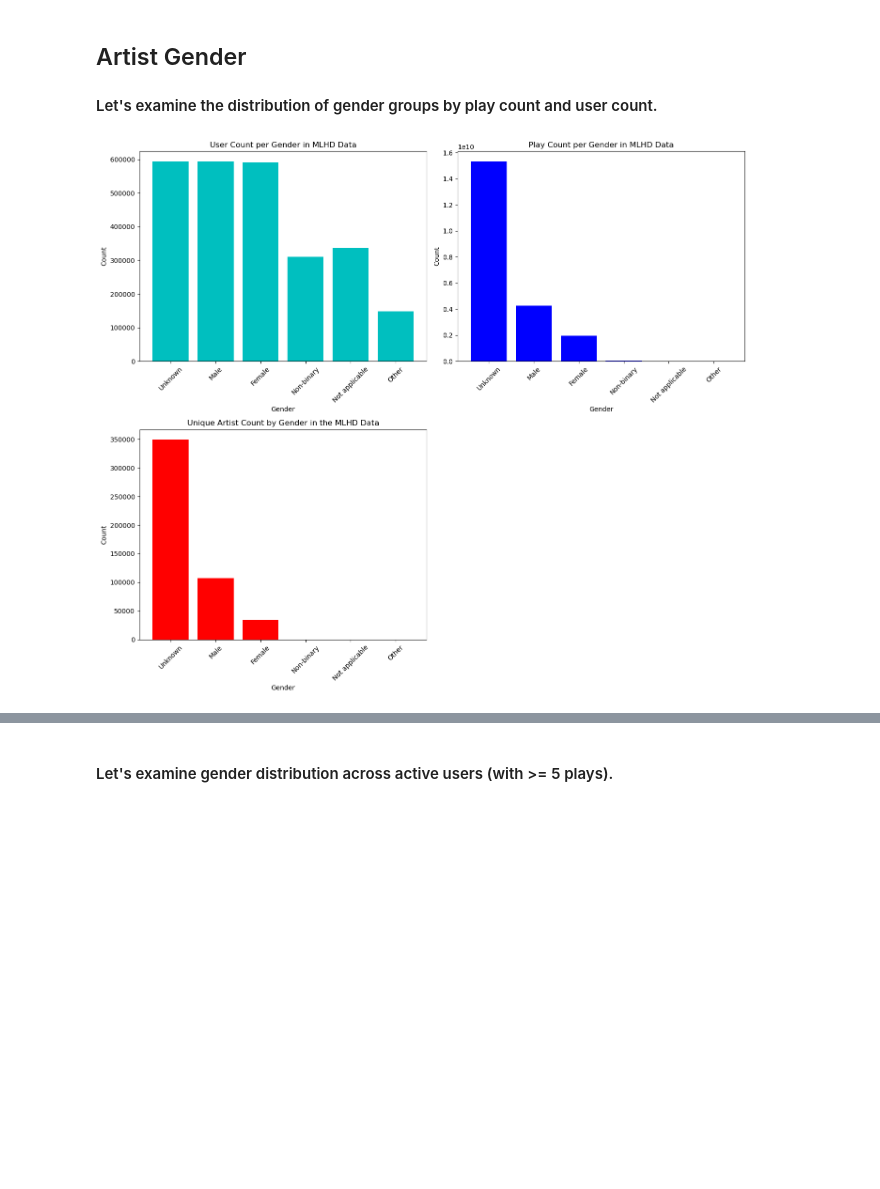
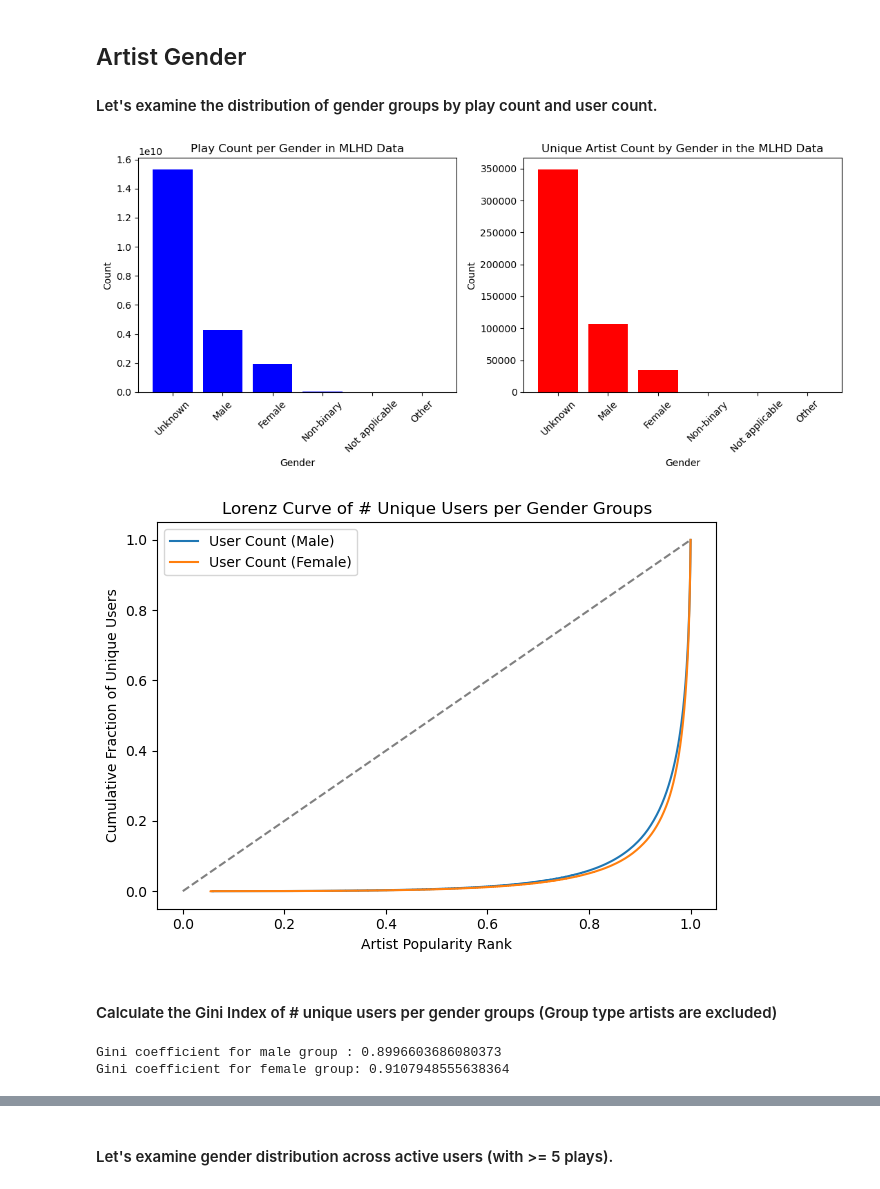
Before and after one commit to mdekstrand/musicdata-tools, a Jupyter notebook: datanalysis/summaryanalysis.ipynb, the cells around one changed output, grey strips where cells are left out. Cells and saved outputs as stored; diff of their text form; code cells hidden in the pictures; blank space fills up the shorter version.

```diff
--- a/datanalysis/summaryanalysis.ipynb
+++ b/datanalysis/summaryanalysis.ipynb
@@ -163,31 +163,65 @@ plt.show()
 # %%
 #plot gender distribution
 query = f"SELECT * FROM read_parquet('{stat_path}/gender_count.parquet')"
 gender_count = conn.execute(query).fetchdf()
 gender_count['gender'] = gender_count['gender'].fillna('Unknown')
 
-fig, ((ax1, ax2), (ax3, _)) = plt.subplots(2, 2, figsize=(14, 12))
+fig, (ax1, ax2) = plt.subplots(1, 2, figsize=(11, 5))
 
-ax1.bar(gender_count['gender'], gender_count['n_users'], color='c')
-ax1.set_title("User Count per Gender in MLHD Data")
+ax1.bar(gender_count['gender'], gender_count['n_plays'], color='b')
+ax1.set_title("Play Count per Gender in MLHD Data")
 ax1.set_xlabel("Gender")
 ax1.set_ylabel("Count")
 ax1.tick_params(axis='x', rotation=45)
 
-ax2.bar(gender_count['gender'], gender_count['n_plays'], color='b')
-ax2.set_title("Play Count per Gender in MLHD Data")
+ax2.bar(gender_count['gender'], gender_count['unique_count'], color='r')
+ax2.set_title("Unique Artist Count by Gender in the MLHD Data")
 ax2.set_xlabel("Gender")
 ax2.set_ylabel("Count")
 ax2.tick_params(axis='x', rotation=45)
 
-ax3.bar(gender_count['gender'], gender_count['unique_count'], color='r')
-ax3.set_title("Unique Artist Count by Gender in the MLHD Data")
-ax3.set_xlabel("Gender")
-ax3.set_ylabel("Count")
-ax3.tick_params(axis='x', rotation=45)
-_.axis('off')
-
 plt.tight_layout()
 plt.show()
 # %% [output]
-[figure, old version]
+[figure, new version]
+# %%
+# Lorenz curve of artist popularity for each gender (Group type artists are excluded)
+query = f"SELECT * FROM read_parquet('{stat_path}/fartist_unique_users.parquet')"
+artist_unique_users = conn.execute(query).fetchdf()
+artist_unique_users = artist_unique_users.sort_values(by='unique_users')
+
+male_group = artist_unique_users.loc[artist_unique_users.gender=='Male',['artist_id','gender','unique_users']]
+female_group = artist_unique_users.loc[artist_unique_users.gender=='Female',['artist_id','gender','unique_users']]
+
+# calculate fractional artist ranks (rank/n)
+male_group['rank_artist'] = male_group['unique_users'].rank(method='max') / len(male_group)
+female_group['rank_artist'] = female_group['unique_users'].rank(method='max') / len(female_group)
+
+cum_values = np.cumsum(male_group["unique_users"])
+cum_fraction_male = cum_values / male_group["unique_users"].sum()
+
+cum_values = np.cumsum(female_group["unique_users"])
+cum_fraction_female = cum_values/ female_group["unique_users"].sum()
+
+fig, ax = plt.subplots()
+
+ax.plot(male_group['rank_artist'], cum_fraction_male, label='User Count (Male)')
+ax.plot(female_group['rank_artist'], cum_fraction_female, label='User Count (Female)')
+ax.set_xlabel('Artist Popularity Rank')
+ax.set_ylabel('Cumulative Fraction of Unique Users')
+ax.set_title('Lorenz Curve of # Unique Users per Gender Groups')
+ax.plot([0, 1], [0, 1], linestyle="--", color="gray")
+
+plt.legend()
+plt.tight_layout()
+plt.show()
+# %% [output]
+[figure, added]
+# %% [markdown]
+#### Calculate the Gini Index of # unique users per gender groups (Group type artists are excluded)
+# %%
+print("Gini coefficient for male group :", gini(male_group['unique_users']))
+print("Gini coefficient for female group:", gini(female_group['unique_users']))
+# %% [output]
+Gini coefficient for male group : 0.8996603686080373
+Gini coefficient for female group: 0.9107948555638364
```
Also changed, not shown: parts of 5 cells of this notebook, 2 other files.
